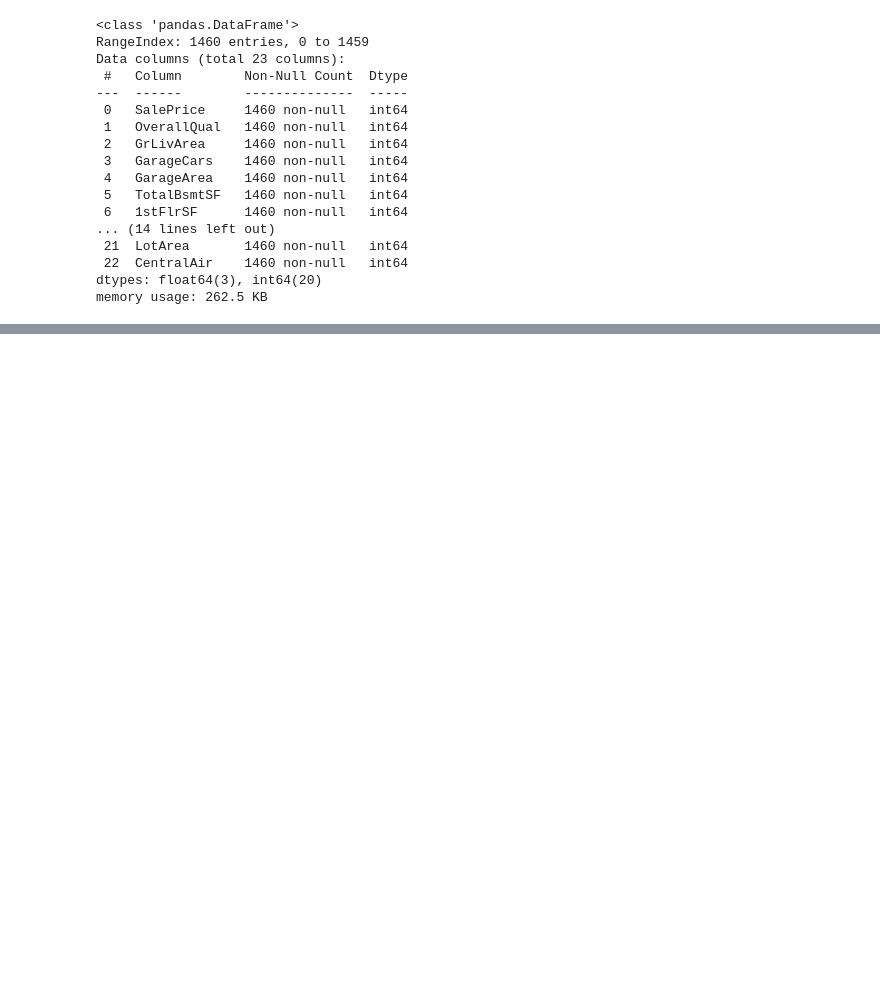
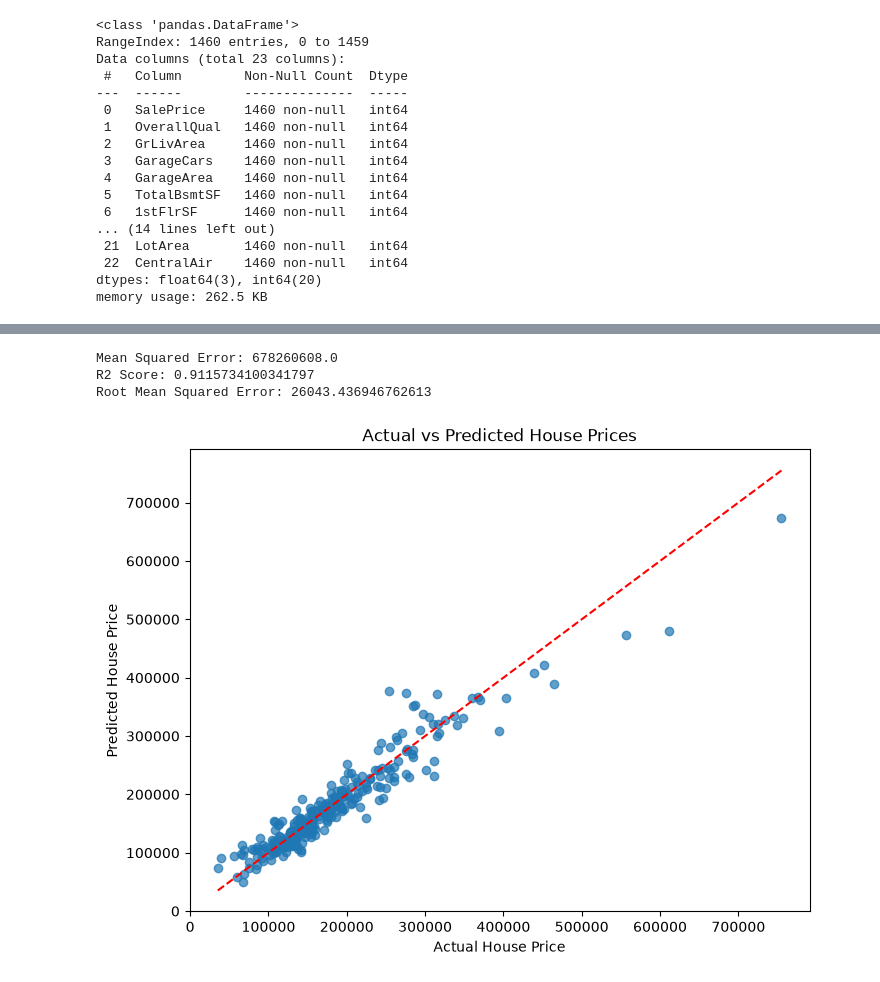
Before and after one commit to saudjabarali/house-price-prediction, a Jupyter notebook: PRED.ipynb, the cells around one changed output, grey strips where cells are left out. Drawn from its saved outputs; the diff is of its cells as text; code cells hidden in the pictures; blank space fills up the shorter version.

Commit message:
predicted accuracy

```diff
--- a/PRED.ipynb
+++ b/PRED.ipynb
@@ -224,0 +225,27 @@ NameError: name 'XGBRegressor' is not defined
+# %%
+print("Mean Squared Error:", mean_squared_error(y_test, prediction))
+print("R2 Score:", r2_score(y_test, prediction))
+rmse = np.sqrt(mean_squared_error(y_test, prediction))
+print("Root Mean Squared Error:", rmse)
+# %% [output]
+Mean Squared Error: 678260608.0
+R2 Score: 0.9115734100341797
+Root Mean Squared Error: 26043.436946762613
+# %%
+
+
+plt.figure(figsize=(8,6))
+plt.scatter(y_test, prediction, alpha=0.7)
+plt.xlabel("Actual House Price")
+plt.ylabel("Predicted House Price")
+plt.title("Actual vs Predicted House Prices")
+
+plt.plot(
+    [y_test.min(), y_test.max()],
+    [y_test.min(), y_test.max()],
+    'r--'
+)
+
+plt.show()
+# %% [output]
+[figure, added]
```
Also changed, not shown: parts of 4 cells of this notebook.
